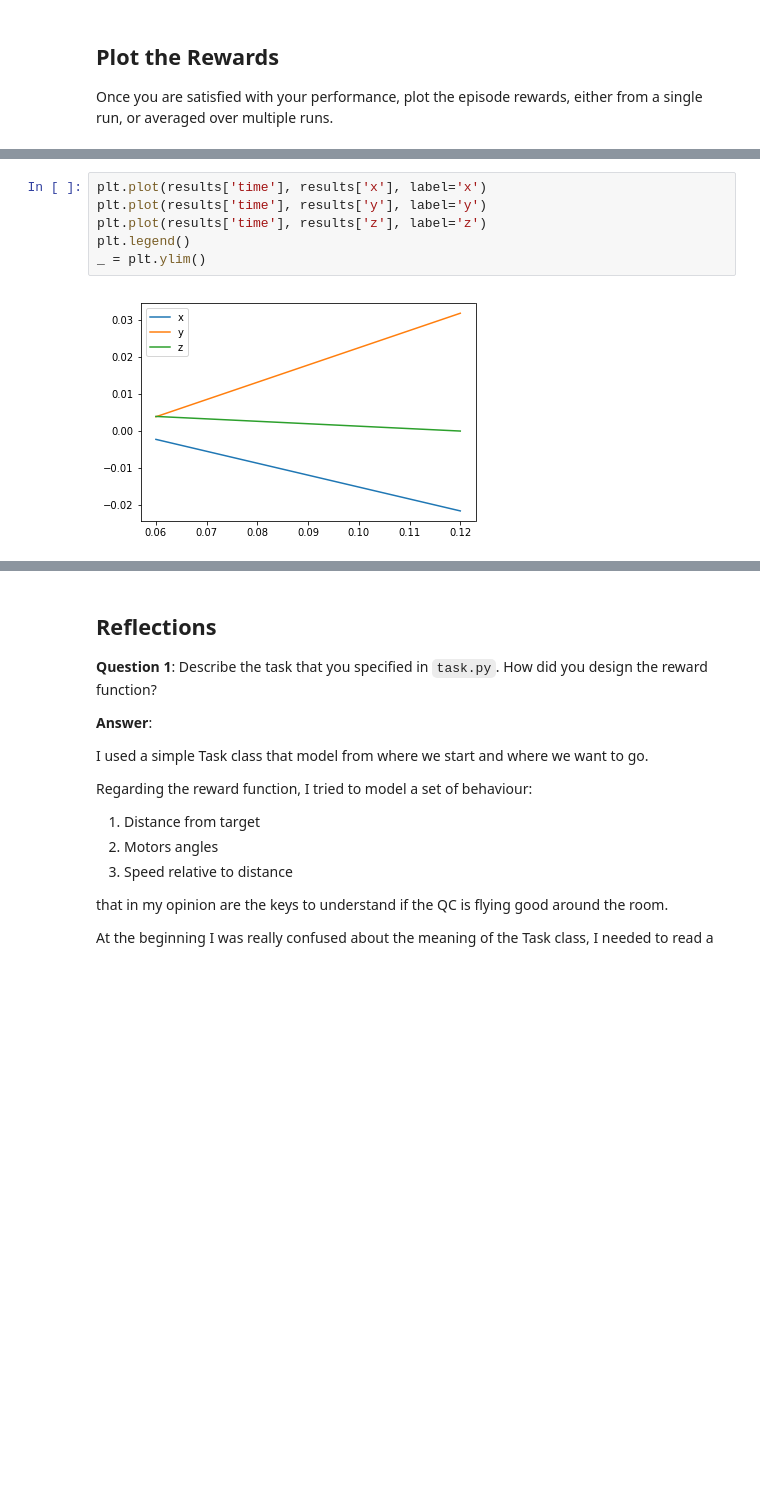
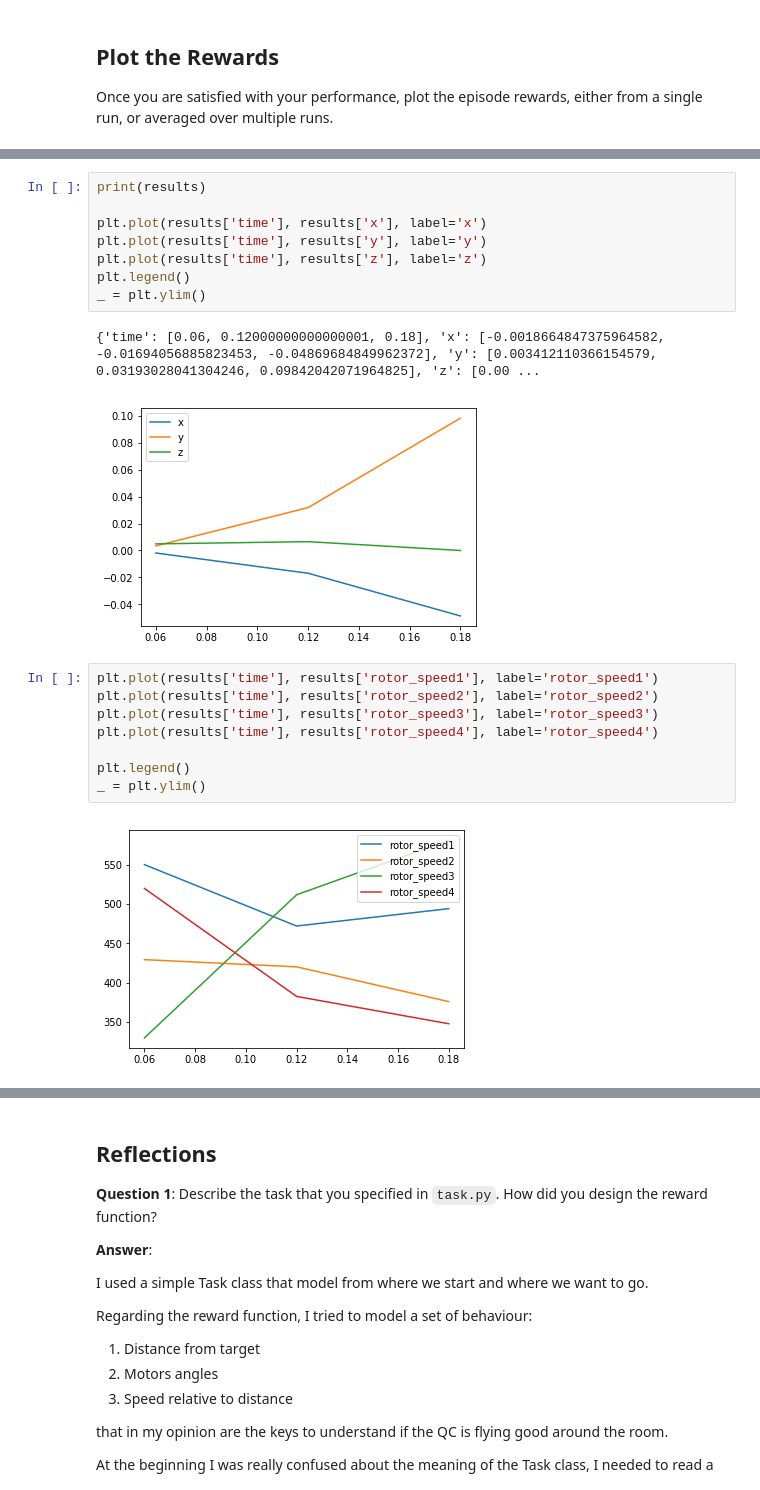
Before and after one commit to masini/RL-Quadcopter-2, a Jupyter notebook: Quadcopter_Project.ipynb, the cells around one changed output, grey strips where cells are left out. Cells and saved outputs as stored; diff of their text form; blank space fills up the shorter version.

```diff
--- a/Quadcopter_Project.ipynb
+++ b/Quadcopter_Project.ipynb
@@ -340,8 +345,21 @@ Total episode reward : 4.801493615770948
 # %%
+print(results)
+
 plt.plot(results['time'], results['x'], label='x')
 plt.plot(results['time'], results['y'], label='y')
 plt.plot(results['time'], results['z'], label='z')
 plt.legend()
 _ = plt.ylim()
 # %% [output]
+{'time': [0.06, 0.12000000000000001, 0.18], 'x': [-0.0018664847375964582, -0.01694056885823453, -0.04869684849962372], 'y': [0.003412110366154579, 0.03193028041304246, 0.09842042071964825], 'z': [0.00 ...
-[figure, old version]
+[figure, new version]
+# %%
+plt.plot(results['time'], results['rotor_speed1'], label='rotor_speed1')
+plt.plot(results['time'], results['rotor_speed2'], label='rotor_speed2')
+plt.plot(results['time'], results['rotor_speed3'], label='rotor_speed3')
+plt.plot(results['time'], results['rotor_speed4'], label='rotor_speed4')
+
+plt.legend()
+_ = plt.ylim()
+# %% [output]
+[figure, added]
```
Also changed, not shown: parts of 11 cells of this notebook, 3 other files.
